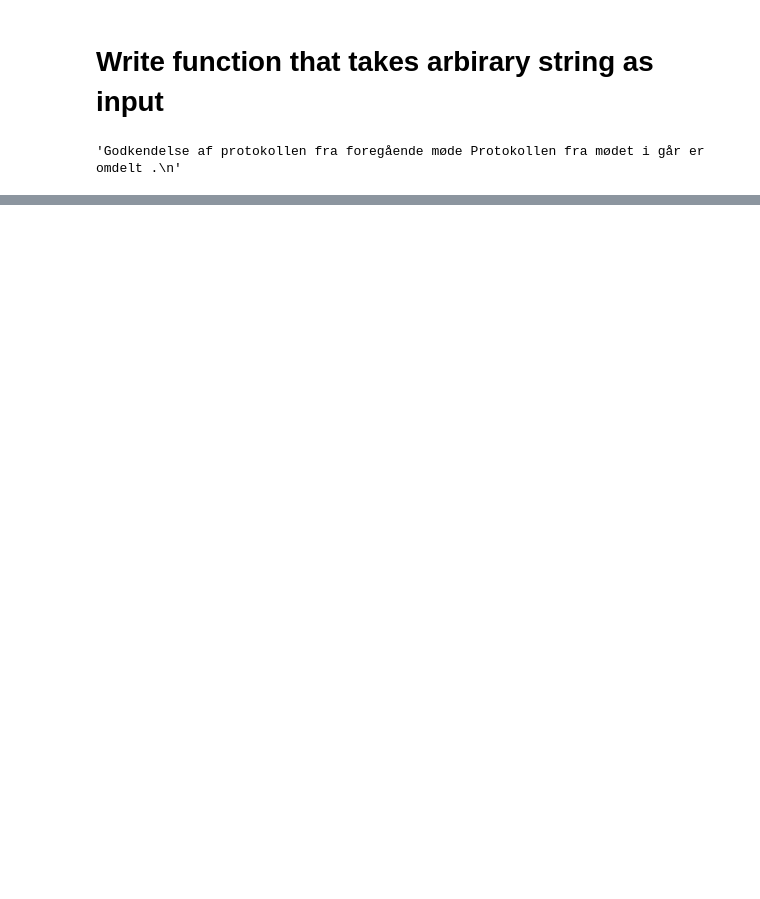
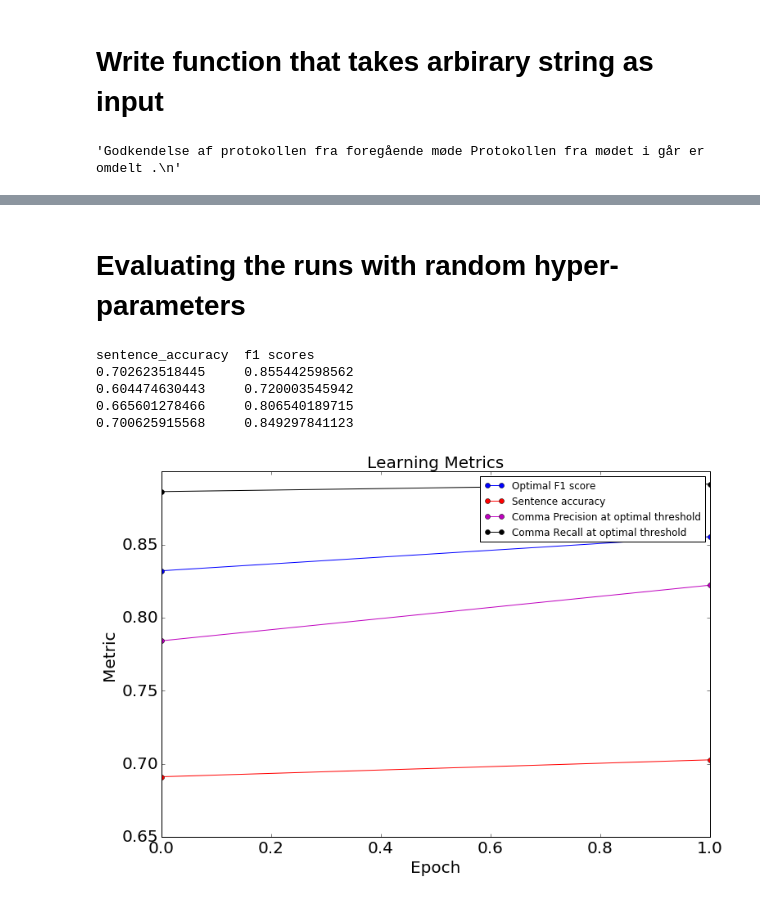
Before and after one commit to fraggle-inc/komma-dev, a Jupyter notebook: experimentation.ipynb, the cells around one changed output, grey strips where cells are left out. Cells and saved outputs as stored; diff of their text form; code cells hidden in the pictures; blank space fills up the shorter version.

```diff
--- a/experimentation.ipynb
+++ b/experimentation.ipynb
@@ -383,0 +247,17 @@ Hvad nu hvis min sætning er meget meget, lang og fuld af underlige ord, så som
+# %% [markdown]
+# Evaluating the runs with random hyper-parameters
+# %%
+print('sentence_accuracy', ' f1 scores')
+for items in RUNS:
+    print(items[2].sentence_accuracy[-1],'   ',
+         items[2].f1_scores[-1])
+# %% [output]
+sentence_accuracy  f1 scores
+0.702623518445     0.855442598562
+0.604474630443     0.720003545942
+0.665601278466     0.806540189715
+0.700625915568     0.849297841123
+# %%
+metrics.plot_metrics(RUNS[0][2])
+# %% [output]
+[figure, added]
```
Also changed, not shown: parts of 32 cells of this notebook, 2 other files.
